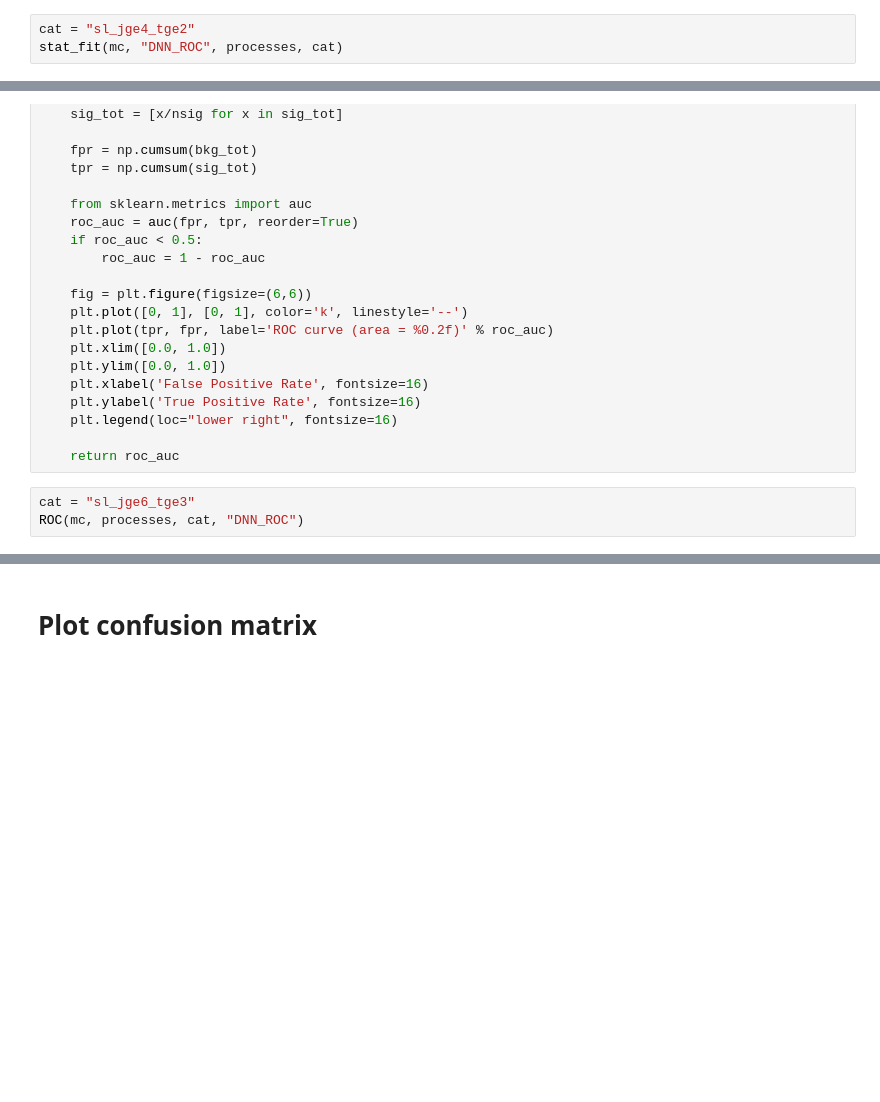
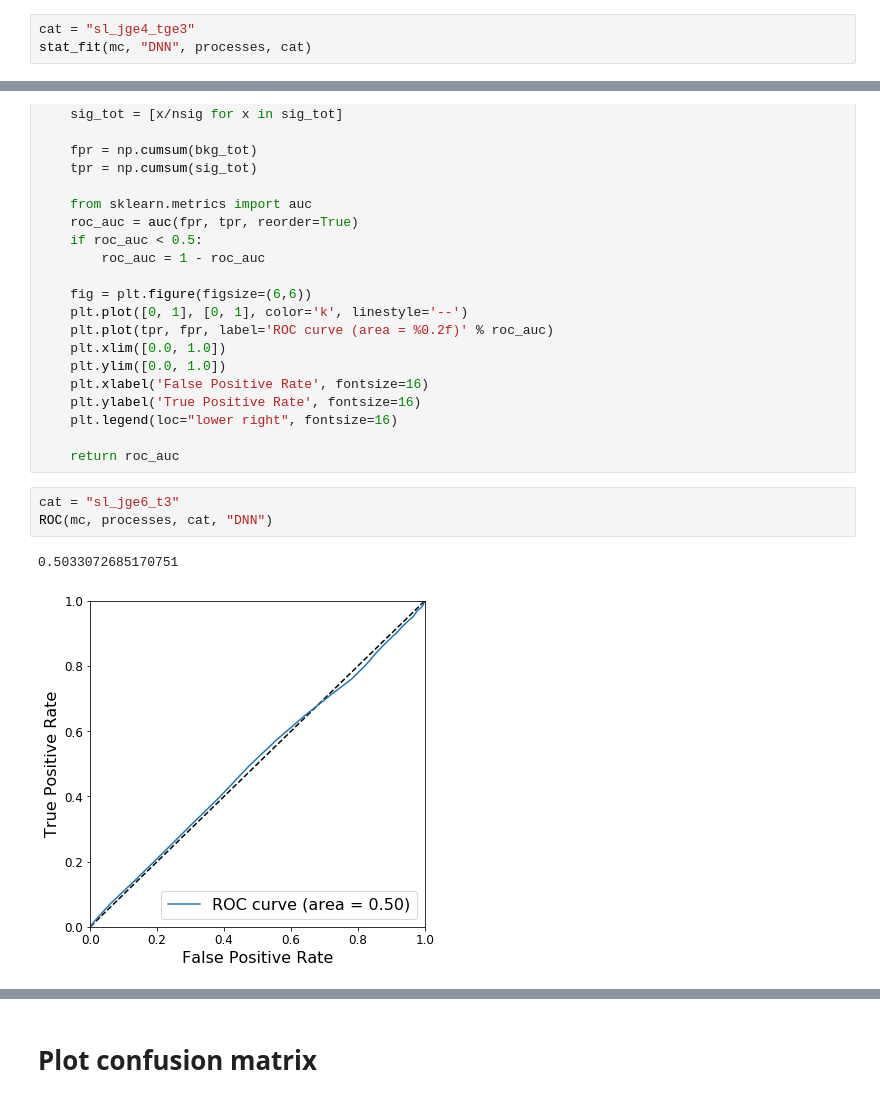
Before and after one commit to mmeinhard/hepaccelerate, a Jupyter notebook: EvaluateResults.ipynb, the cells around one changed output, grey strips where cells are left out. Saved outputs shown, nothing was run; the diff lists cells and outputs as text; blank space fills up the shorter version.

```diff
--- a/EvaluateResults.ipynb
+++ b/EvaluateResults.ipynb
@@ -288,4 +293,4 @@ def stat_fit(data, var, processes, cat):
 # %%
-cat = "sl_jge4_tge2"
-stat_fit(mc, "DNN_ROC", processes, cat)
+cat = "sl_jge4_tge3"
+stat_fit(mc, "DNN", processes, cat)
 # %% [output]
@@ -335,8 +343,11 @@ def ROC(data, processes, cat, var):
 
     return roc_auc
 # %%
-cat = "sl_jge6_tge3"
-ROC(mc, processes, cat, "DNN_ROC")
+cat = "sl_jge6_t3"
+ROC(mc, processes, cat, "DNN")
+# %% [output]
+0.5033072685170751
+[figure, added]
 # %%
 roc = 0
 for p in ["ttH", "ttbb", "tt2b", "ttb", "ttcc", "ttlf"]:
```
Also changed, not shown: parts of 11 cells of this notebook, 5 other files.
